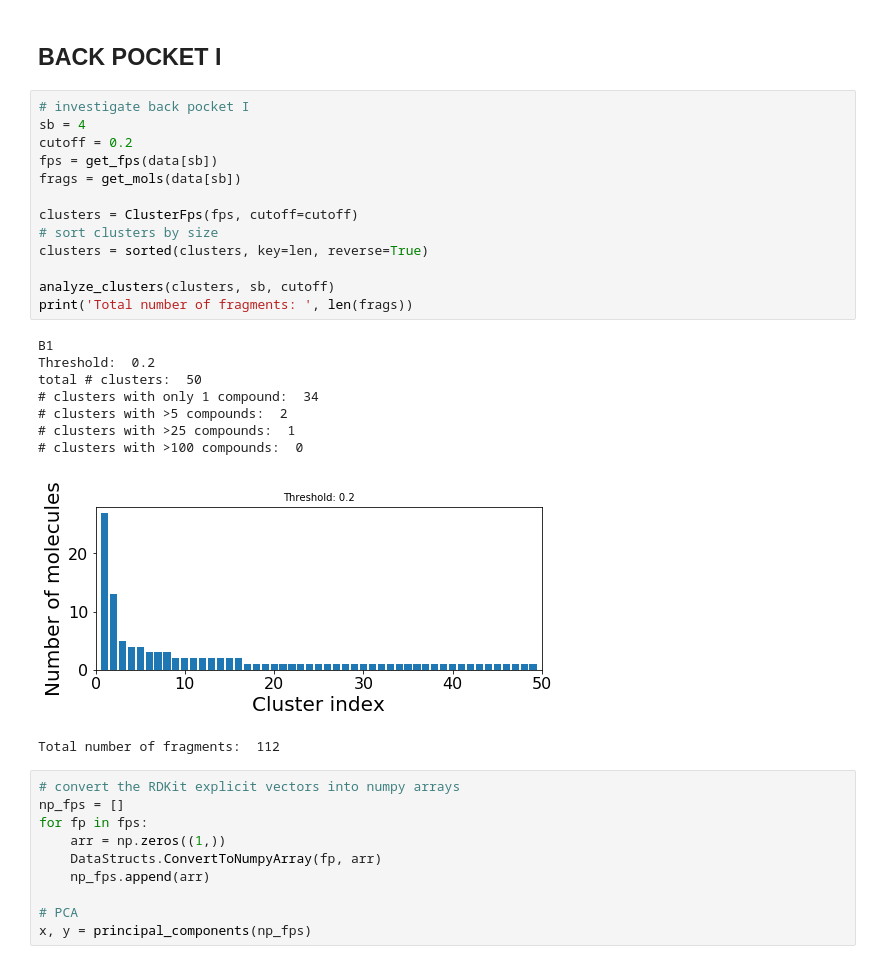
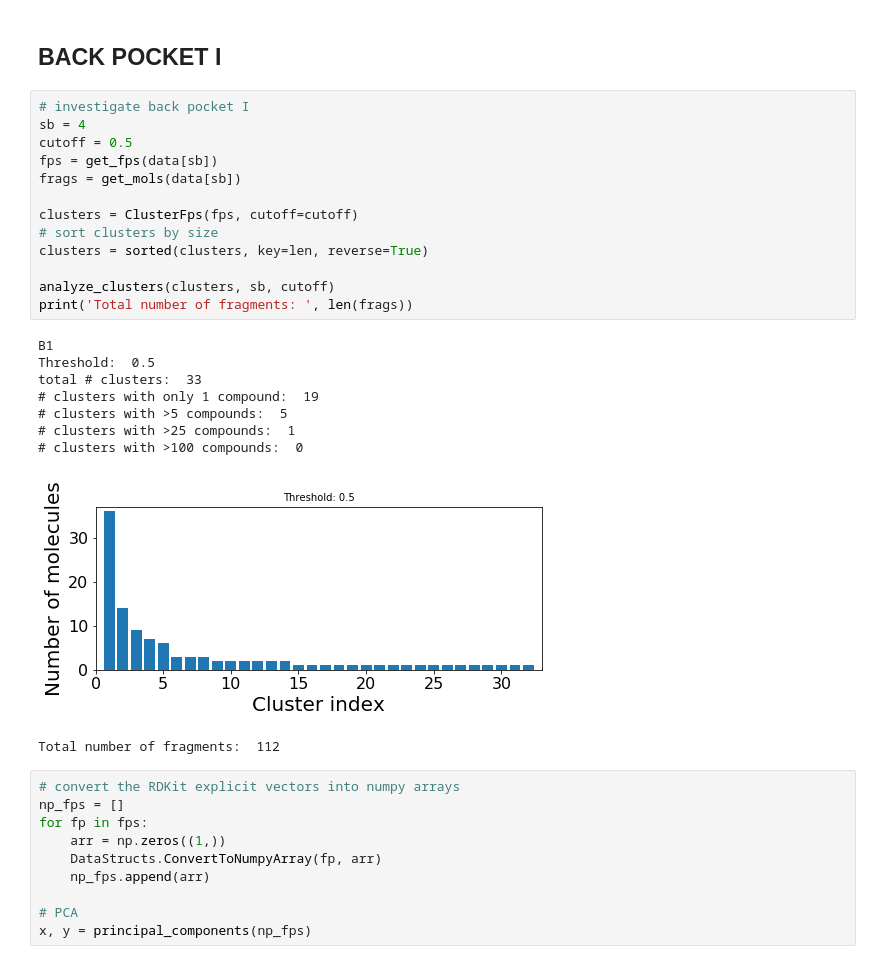
Before and after one commit to volkamerlab/KinaseFocusedFragmentLibrary, a Jupyter notebook: analysis/clustering.ipynb, the cells around one changed output. Saved outputs shown, nothing was run; the diff lists cells and outputs as text.

```diff
--- a/analysis/clustering.ipynb
+++ b/analysis/clustering.ipynb
@@ -798,25 +798,25 @@ Maximum common substructure per cluster:
 # %%
 # investigate back pocket I
 sb = 4
-cutoff = 0.2
+cutoff = 0.5
 fps = get_fps(data[sb])
 frags = get_mols(data[sb])
 
 clusters = ClusterFps(fps, cutoff=cutoff)
 # sort clusters by size
 clusters = sorted(clusters, key=len, reverse=True)
 
 analyze_clusters(clusters, sb, cutoff)
 print('Total number of fragments: ', len(frags))
 # %% [output]
 B1
-Threshold:  0.2
-total # clusters:  50
-# clusters with only 1 compound:  34
-# clusters with >5 compounds:  2
+Threshold:  0.5
+total # clusters:  33
+# clusters with only 1 compound:  19
+# clusters with >5 compounds:  5
 # clusters with >25 compounds:  1
 # clusters with >100 compounds:  0
-[figure, old version]
+[figure, new version]
 Total number of fragments:  112
 # %%
 # convert the RDKit explicit vectors into numpy arrays
```
Also changed, not shown: parts of 10 cells of this notebook, 2 other files.
